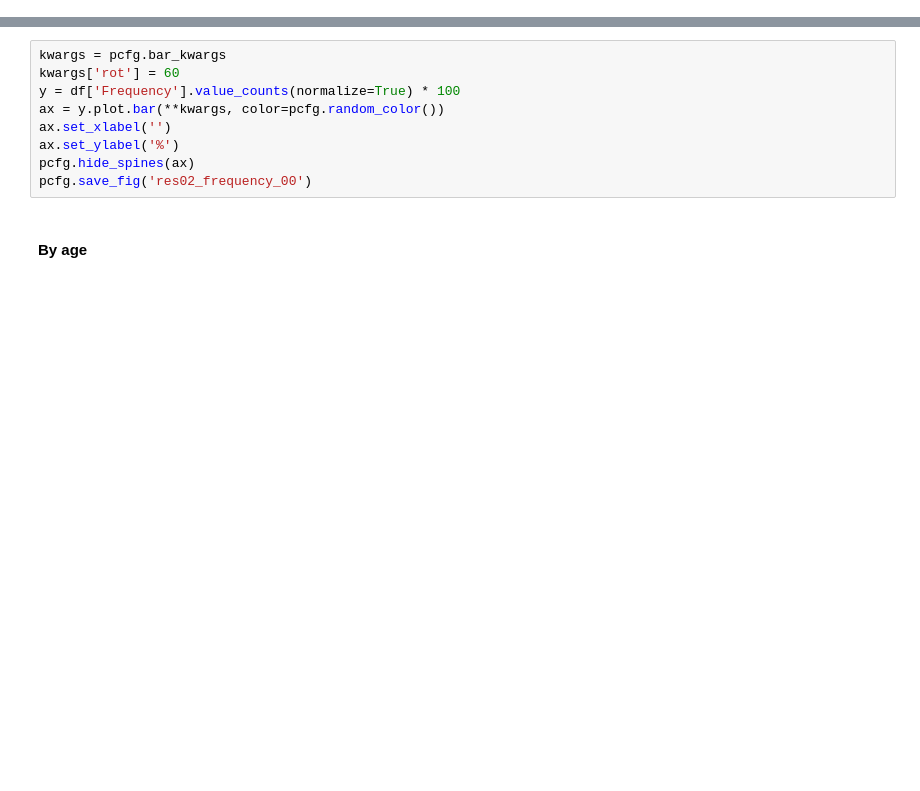
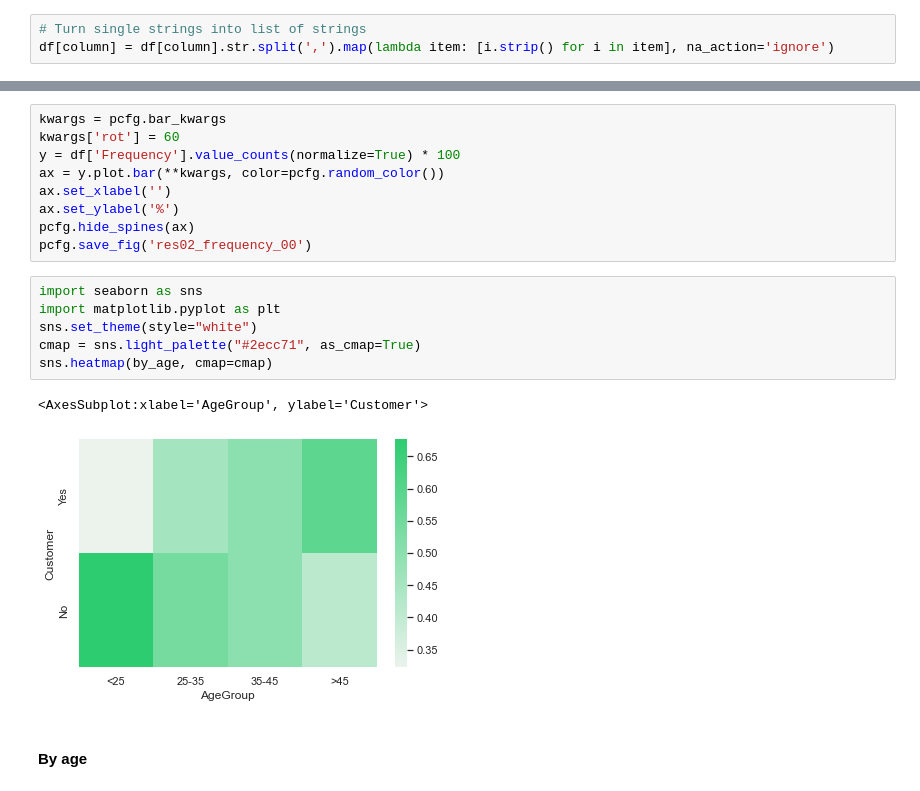
Before and after one commit to mksoc/thesis_data_analysis, a Jupyter notebook: src/survey_analysis.ipynb, the cells around one changed output, grey strips where cells are left out. Cells and saved outputs as stored; diff of their text form; blank space fills up the shorter version.

```diff
--- a/src/survey_analysis.ipynb
+++ b/src/survey_analysis.ipynb
@@ -125,6 +124,9 @@ check_spurious_values(df[column], categories, multiple=True)
 | E-commerce | 105 | Ok |
 | PopUp Store | 48 | Ok |
 | ClioMakeUp Experience Store | 12 | Ok |
+# %%
+# Turn single strings into list of strings
+df[column] = df[column].str.split(',').map(lambda item: [i.strip() for i in item], na_action='ignore')
 # %% [markdown]
 #### BrandKnownFor
 # %%
@@ -590,6 +594,15 @@ ax.set_xlabel('')
 ax.set_ylabel('%')
 pcfg.hide_spines(ax)
 pcfg.save_fig('res02_frequency_00')
+# %%
+import seaborn as sns
+import matplotlib.pyplot as plt
+sns.set_theme(style="white")
+cmap = sns.light_palette("#2ecc71", as_cmap=True)
+sns.heatmap(by_age, cmap=cmap)
+# %% [output]
+<AxesSubplot:xlabel='AgeGroup', ylabel='Customer'>
+[figure, added]
 # %% [markdown]
 #### By age
 # %%
```
Also changed, not shown: parts of 56 cells of this notebook.
